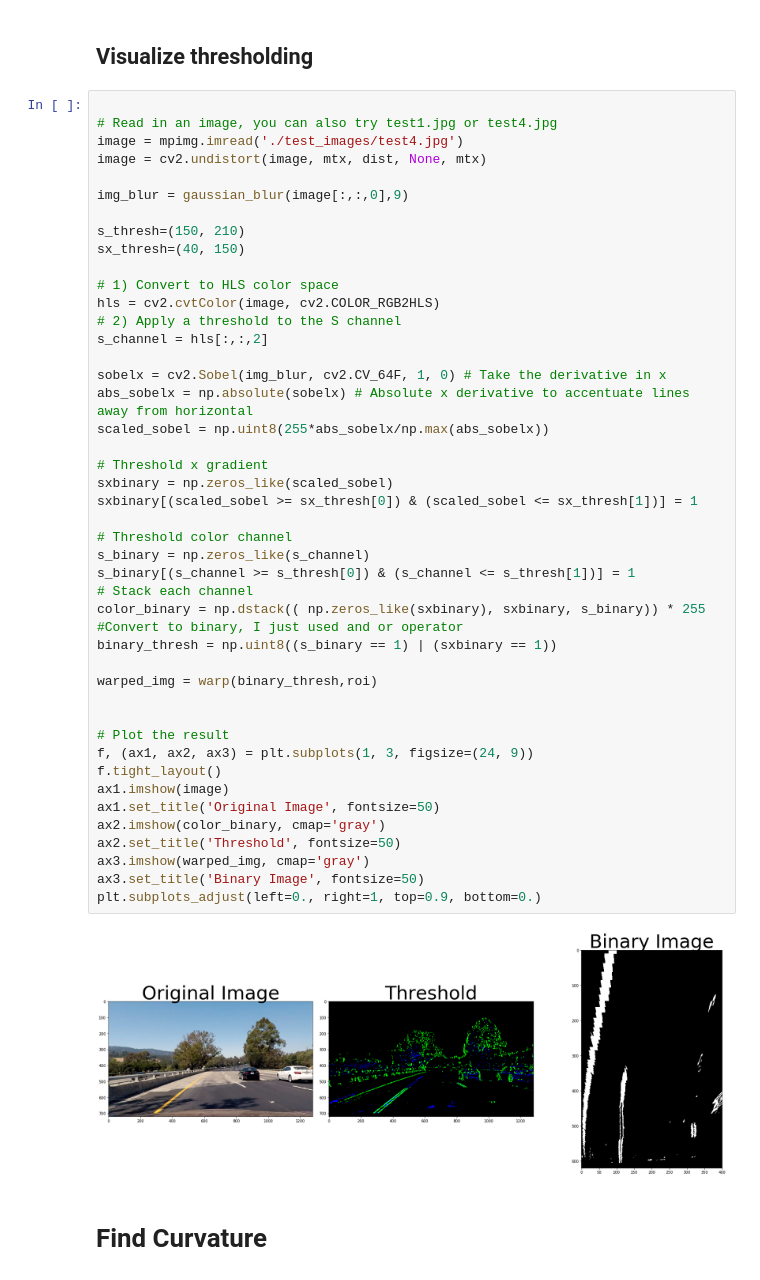
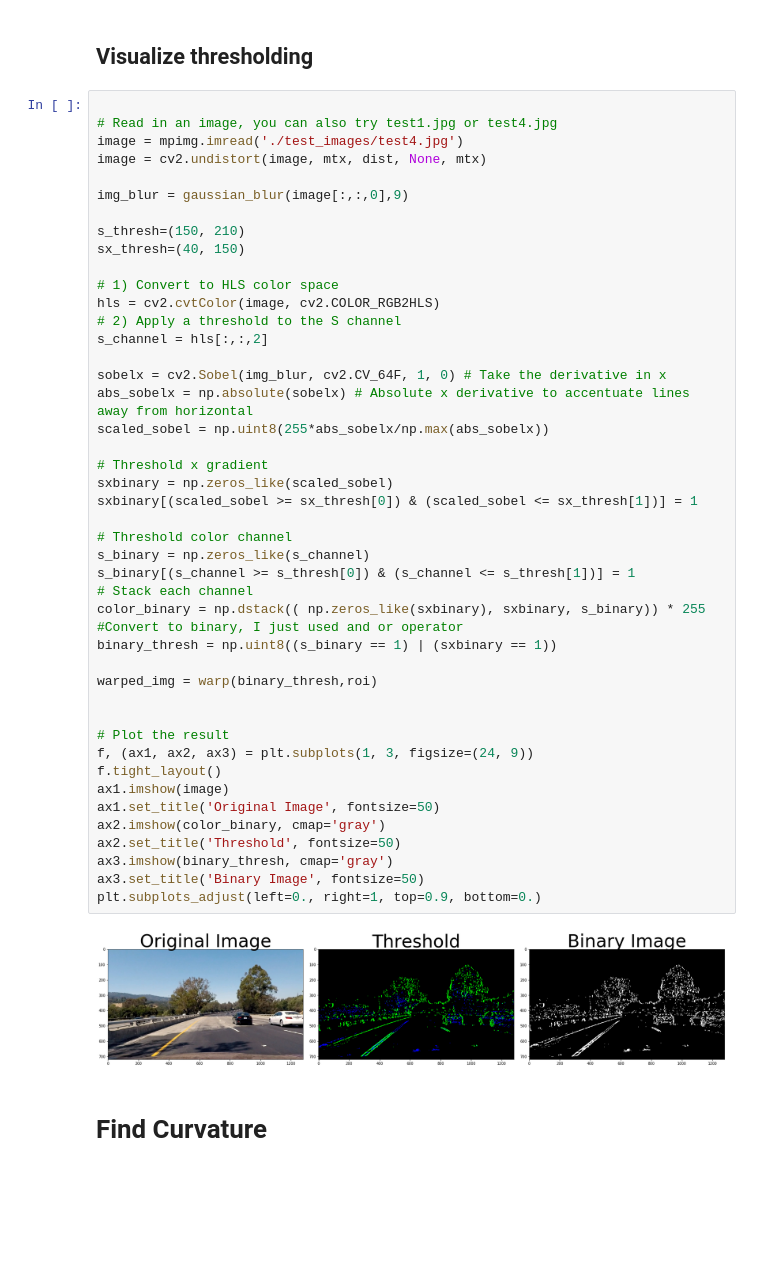
Before and after one commit to alexpm94/CarND-Advanced-Lane-Lines, a Jupyter notebook: Project2.ipynb, the cells around one changed output. Cells and saved outputs as stored; diff of their text form; blank space fills up the shorter version.

```diff
--- a/Project2.ipynb
+++ b/Project2.ipynb
@@ -167,35 +167,35 @@ s_channel = hls[:,:,2]
 
 sobelx = cv2.Sobel(img_blur, cv2.CV_64F, 1, 0) # Take the derivative in x
 abs_sobelx = np.absolute(sobelx) # Absolute x derivative to accentuate lines away from horizontal
 scaled_sobel = np.uint8(255*abs_sobelx/np.max(abs_sobelx))
 
 # Threshold x gradient
 sxbinary = np.zeros_like(scaled_sobel)
 sxbinary[(scaled_sobel >= sx_thresh[0]) & (scaled_sobel <= sx_thresh[1])] = 1
 
 # Threshold color channel
 s_binary = np.zeros_like(s_channel)
 s_binary[(s_channel >= s_thresh[0]) & (s_channel <= s_thresh[1])] = 1
 # Stack each channel
 color_binary = np.dstack(( np.zeros_like(sxbinary), sxbinary, s_binary)) * 255
 #Convert to binary, I just used and or operator
 binary_thresh = np.uint8((s_binary == 1) | (sxbinary == 1))
 
 warped_img = warp(binary_thresh,roi)
 
 
 # Plot the result
 f, (ax1, ax2, ax3) = plt.subplots(1, 3, figsize=(24, 9))
 f.tight_layout()
 ax1.imshow(image)
 ax1.set_title('Original Image', fontsize=50)
 ax2.imshow(color_binary, cmap='gray')
 ax2.set_title('Threshold', fontsize=50)
-ax3.imshow(warped_img, cmap='gray')
+ax3.imshow(binary_thresh, cmap='gray')
 ax3.set_title('Binary Image', fontsize=50)
 plt.subplots_adjust(left=0., right=1, top=0.9, bottom=0.)
 # %% [output]
-[figure, old version]
+[figure, new version]
 # %% [markdown]
 # Find Curvature
 # %%
```
Also changed, not shown: parts of 9 cells of this notebook.
